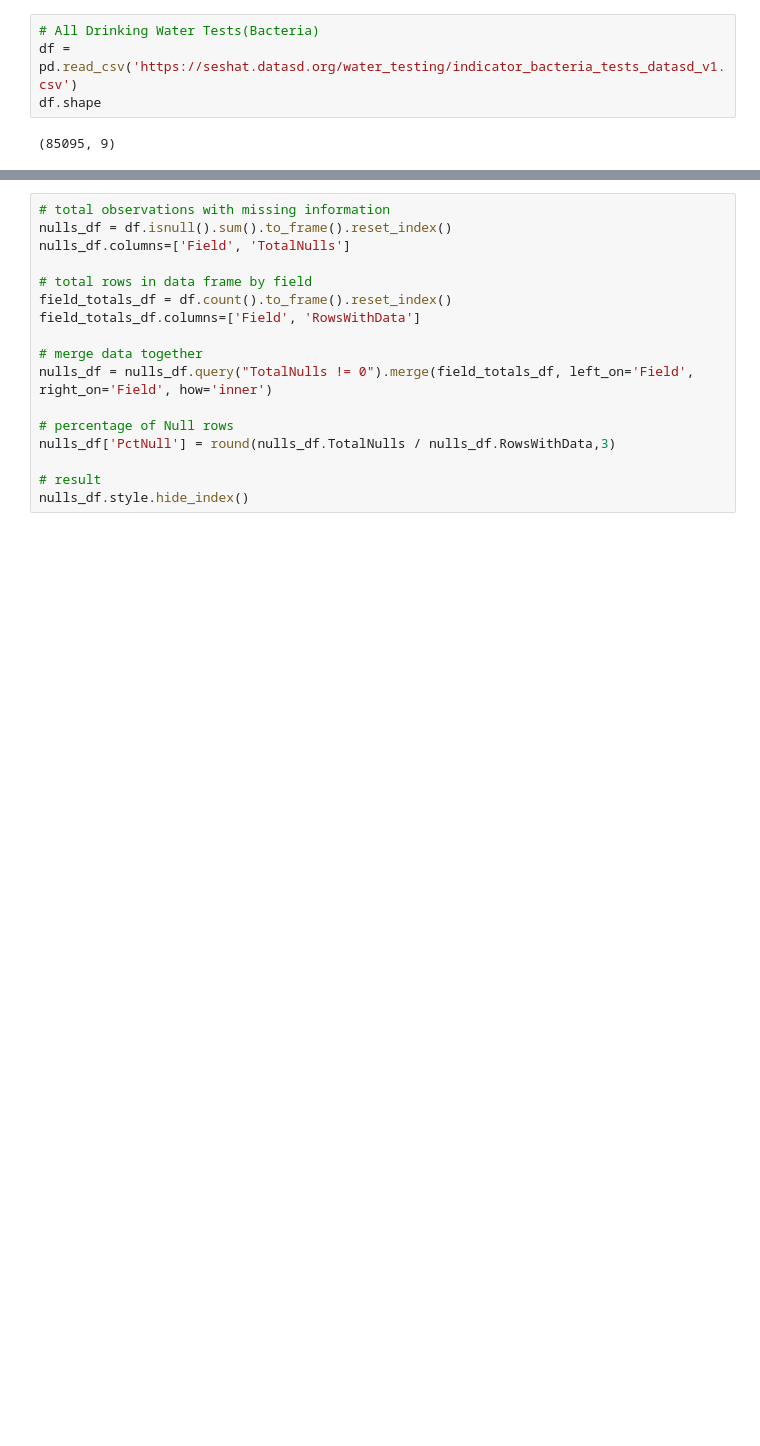
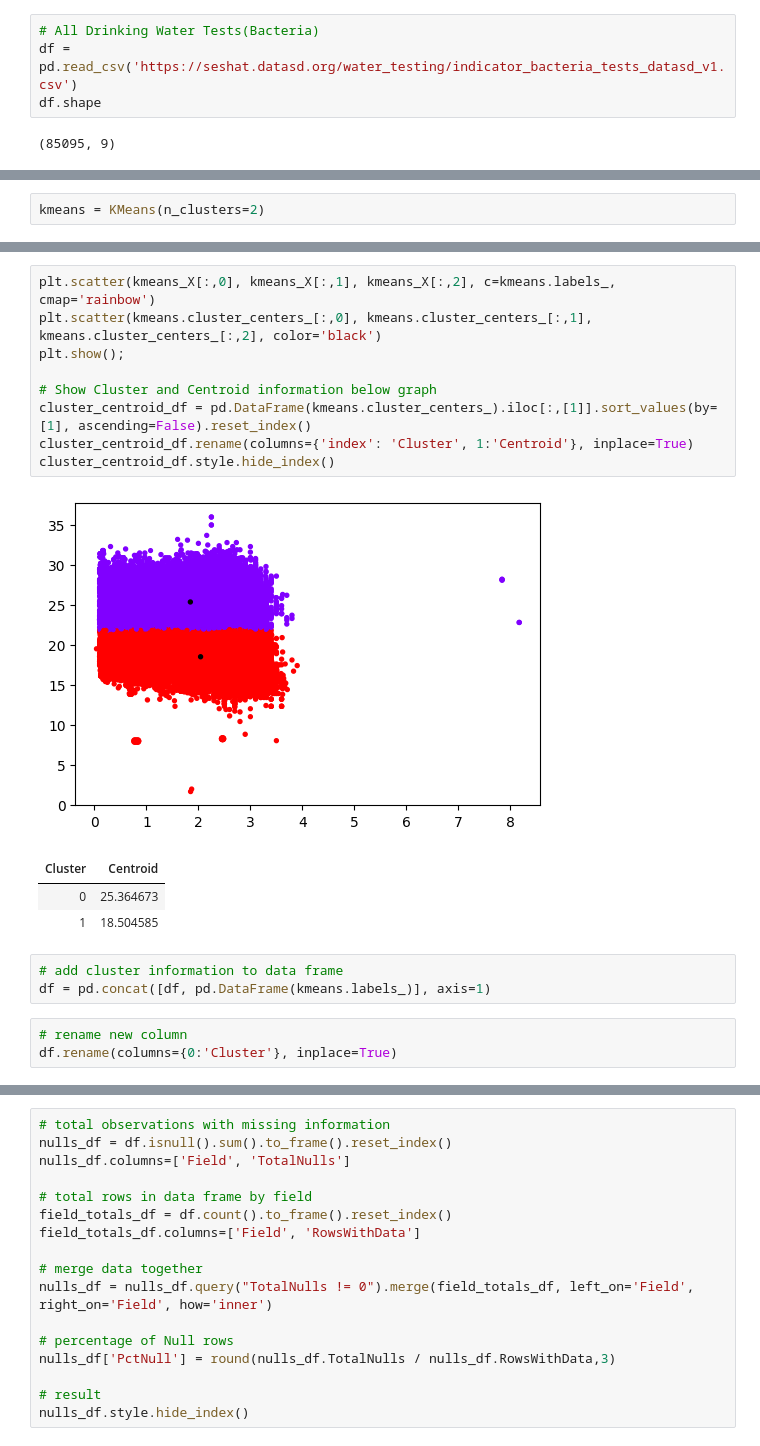
Before and after one commit to Oscar-Gil-Data/Monitoring-of-Indicator-Bacteria-in-Drinking-Water, a Jupyter notebook: Data SD - Monitoring of Indicator Bacteria in Drinking Water.ipynb, the cells around one changed output, grey strips where cells are left out. Saved outputs shown, nothing was run; the diff lists cells and outputs as text; blank space fills up the shorter version.

```diff
--- a/Data SD - Monitoring of Indicator Bacteria in Drinking Water.ipynb
+++ b/Data SD - Monitoring of Indicator Bacteria in Drinking Water.ipynb
@@ -44,0 +92,2 @@ memory usage: 5.8+ MB
+# %%
+kmeans = KMeans(n_clusters=2)
@@ -44,0 +107,20 @@ memory usage: 5.8+ MB
+# %%
+plt.scatter(kmeans_X[:,0], kmeans_X[:,1], kmeans_X[:,2], c=kmeans.labels_, cmap='rainbow')
+plt.scatter(kmeans.cluster_centers_[:,0], kmeans.cluster_centers_[:,1], kmeans.cluster_centers_[:,2], color='black')
+plt.show();
+
+# Show Cluster and Centroid information below graph
+cluster_centroid_df = pd.DataFrame(kmeans.cluster_centers_).iloc[:,[1]].sort_values(by=[1], ascending=False).reset_index()
+cluster_centroid_df.rename(columns={'index': 'Cluster', 1:'Centroid'}, inplace=True)
+cluster_centroid_df.style.hide_index()
+# %% [output]
+[figure, added]
+| Cluster | Centroid |
+| 0 | 25.364673 |
+| 1 | 18.504585 |
+# %%
+# add cluster information to data frame
+df = pd.concat([df, pd.DataFrame(kmeans.labels_)], axis=1)
+# %%
+# rename new column
+df.rename(columns={0:'Cluster'}, inplace=True)
```
Also changed, not shown: parts of 22 cells of this notebook.
